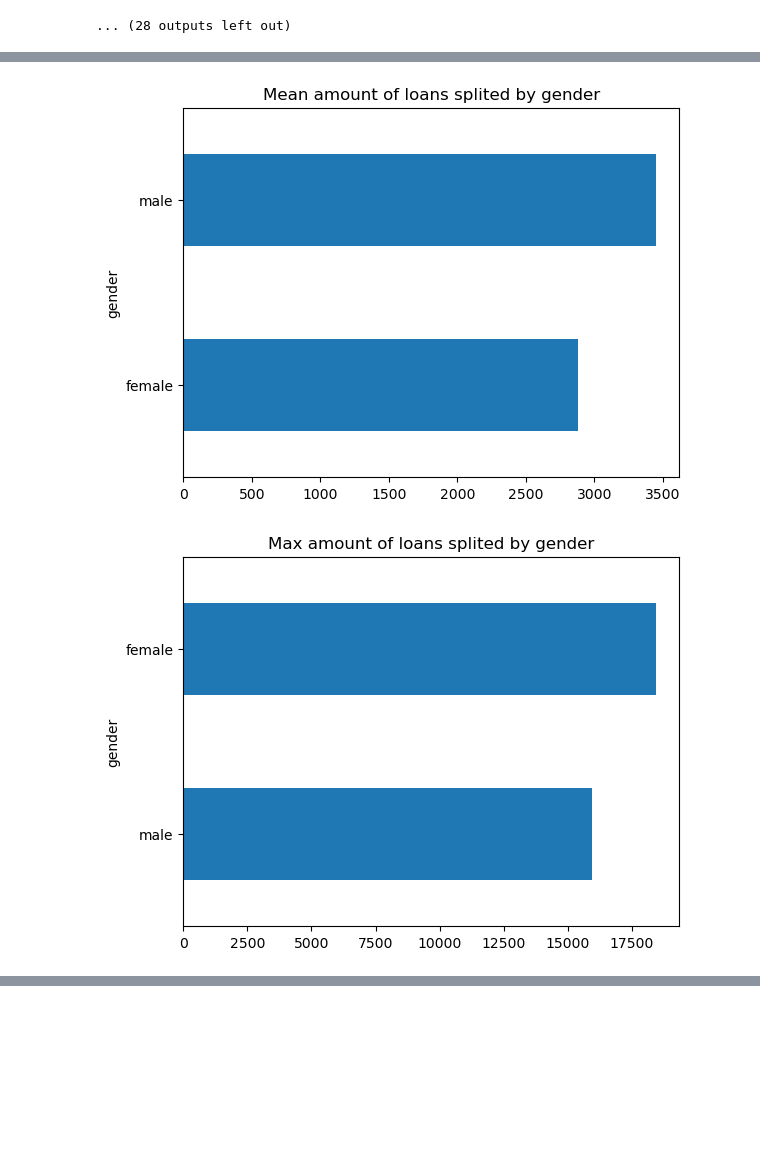
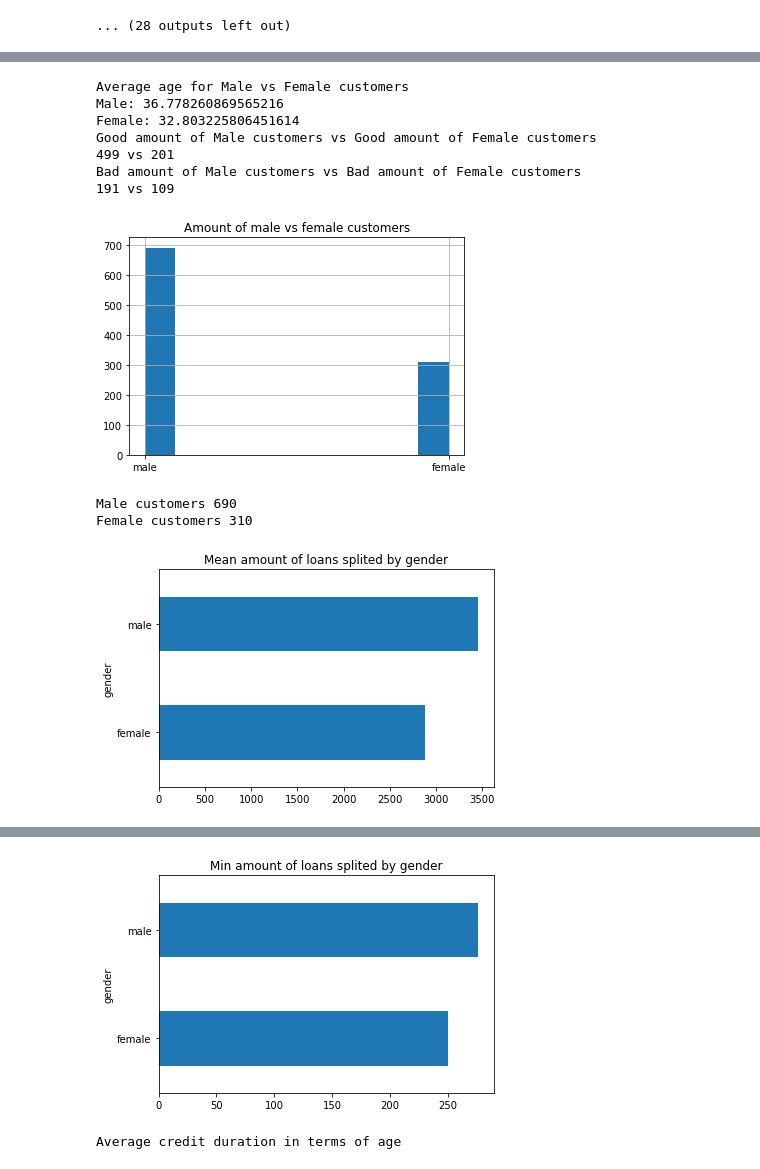
Before and after one commit to MaxKumundzhiev/IntroductionDataScience, a Jupyter notebook: eda.ipynb, the cells around one changed output, grey strips where cells are left out. Saved outputs shown, nothing was run; the diff lists cells and outputs as text; code cells hidden in the pictures; blank space fills up the shorter version.

```diff
--- a/eda.ipynb
+++ b/eda.ipynb
@@ -216,30 +208,83 @@ Name: employment_status, dtype: object
 # %%
 # add to dataframe dedicated genders by decoding "gender_status" column based on data description
 """
 A91: male - divorced/separated
 A92: female - divorced/separated/married
 A93: male - single
 A94: male - married/widowed
 A95: female - single
 """
 
 genders_dict = {'A91': 'male', 'A93': 'male', 'A94': 'male',
                 'A92': 'female', 'A95': 'female'}
 
 genders = df['gender_status'].map(genders_dict)
 df['gender'] = genders
 
+
+print('Average age for Male vs Female customers')
+print(f"Male: {df[['age', 'gender']].groupby('gender').mean()['age'].male}")
+print(f"Female: {df[['age', 'gender']].groupby('gender').mean()['age'].female}")
+
+# Good Male vs Good Female customers
+good_male = df[(df['gender'] == 'male') & (df['y'] == 1)]['y'].count()
+bad_male = df[(df['gender'] == 'male') & (df['y'] == 2)]['y'].count()
+
+good_female = df[(df['gender'] == 'female') & (df['y'] == 1)]['y'].count()
+bad_female = df[(df['gender'] == 'female') & (df['y'] == 2)]['y'].count()
+print('Good amount of Male customers vs Good amount of Female customers')
+print(f'{good_male} vs {good_female}')
+
+print('Bad amount of Male customers vs Bad amount of Female customers')
+print(f'{bad_male} vs {bad_female}')
+
+plt.title('Amount of male vs female customers')
+df['gender'].hist();
+plt.show()
+print(f'Male customers {df[df["gender"] == "male"]["gender"].count()}');
+print(f'Female customers {df[df["gender"] == "female"]["gender"].count()}');
+
 plt.title('Mean amount of loans splited by gender')
 df.groupby('gender')['credit_amount'].mean().sort_values().plot(kind='barh');
 plt.show()
 
 plt.title('Max amount of loans splited by gender')
 df.groupby('gender')['credit_amount'].max().sort_values().plot(kind='barh');
 plt.show()
 
 plt.title('Min amount of loans splited by gender')
 df.groupby('gender')['credit_amount'].min().sort_values().plot(kind='barh');
 plt.show()
+
+print('Average credit duration in terms of age')
+df[['age', 'gender', 'credit_duration']].groupby('credit_duration').mean().plot();
+
+# Consclusion
+# - The amount of male customers (690) exceeds female customers (310)
+# - Average age for Male (37 years) exceeds Female (33 years) in average of 4 years
+
+# - Male GOOD customers (499) exceeds GOOD Female customers (201)
+# - Male BAD customers (191) as well exceeds BAD Female customers (109)
+
+# BUT
+# - In average male GOOD customers exceeds GOOD female in ~2.5 times when BAD male exceeds BAD female in ~1.1
+
+# - In average male's amount of loan is more than female and equal ~3500
+# - In average female's amount of loan is less than male and ~2700
+# BUT
+# - Average MAXIMUM female loan amount exceeds MAXIMUM male loan amount
+# AND
+# - Average MINIMUN male loan amount exceeds MINIMUM female loan amount
+# - In average elder people have shorter credit duration rather than younger people
 # %% [output]
+Average age for Male vs Female customers
+Male: 36.778260869565216
+Female: 32.803225806451614
+Good amount of Male customers vs Good amount of Female customers
+499 vs 201
+Bad amount of Male customers vs Bad amount of Female customers
+191 vs 109
-[figure, old version]
+[figure, new version]
+Male customers 690
+Female customers 310
-[figure, old version]
+[figure, new version]
@@ -246,0 +292,2 @@ plt.show()
+[figure, added]
+Average credit duration in terms of age
```
Also changed, not shown: parts of 14 cells of this notebook.
